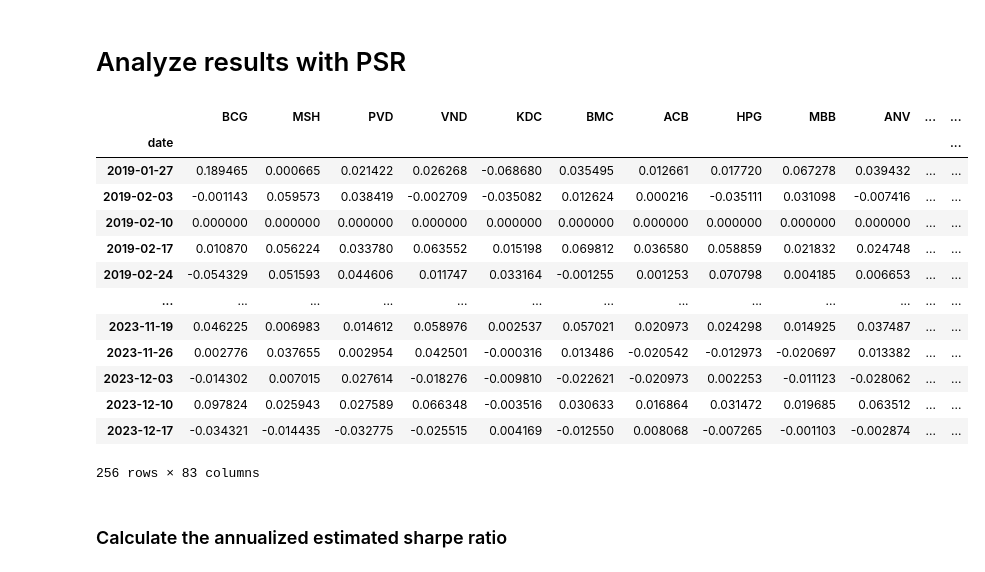
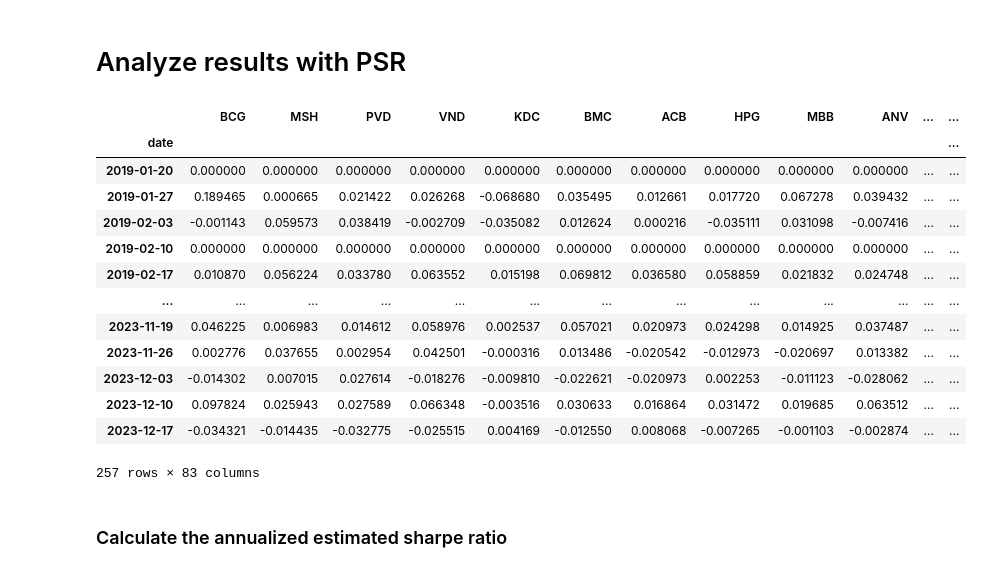
Before and after one commit to bangthe2222/AE_FIN, a Jupyter notebook: AE_FIN.ipynb, the cells around one changed output. Saved outputs shown, nothing was run; the diff lists cells and outputs as text; code cells hidden in the pictures.

```diff
--- a/AE_FIN.ipynb
+++ b/AE_FIN.ipynb
@@ -207,23 +210,23 @@ EDA_processing.plot_side_by_side_box(df_iv, index_choose="max")
 # %% [markdown]
 # Analyze results with PSR
 # %%
-returns = df.set_index("date").pct_change().dropna()
+returns = df.set_index("date").pct_change().fillna(0)
 returns
 # %% [output]
 |  | BCG | MSH | PVD | VND | KDC | BMC | ACB | HPG | MBB | ANV | ... | ... |
 | date |  |  |  |  |  |  |  |  |  |  |  | ... |
+| 2019-01-20 | 0.000000 | 0.000000 | 0.000000 | 0.000000 | 0.000000 | 0.000000 | 0.000000 | 0.000000 | 0.000000 | 0.000000 | ... | ... |
 | 2019-01-27 | 0.189465 | 0.000665 | 0.021422 | 0.026268 | -0.068680 | 0.035495 | 0.012661 | 0.017720 | 0.067278 | 0.039432 | ... | ... |
 | 2019-02-03 | -0.001143 | 0.059573 | 0.038419 | -0.002709 | -0.035082 | 0.012624 | 0.000216 | -0.035111 | 0.031098 | -0.007416 | ... | ... |
 | 2019-02-10 | 0.000000 | 0.000000 | 0.000000 | 0.000000 | 0.000000 | 0.000000 | 0.000000 | 0.000000 | 0.000000 | 0.000000 | ... | ... |
 | 2019-02-17 | 0.010870 | 0.056224 | 0.033780 | 0.063552 | 0.015198 | 0.069812 | 0.036580 | 0.058859 | 0.021832 | 0.024748 | ... | ... |
-| 2019-02-24 | -0.054329 | 0.051593 | 0.044606 | 0.011747 | 0.033164 | -0.001255 | 0.001253 | 0.070798 | 0.004185 | 0.006653 | ... | ... |
 | ... | ... | ... | ... | ... | ... | ... | ... | ... | ... | ... | ... | ... |
 | 2023-11-19 | 0.046225 | 0.006983 | 0.014612 | 0.058976 | 0.002537 | 0.057021 | 0.020973 | 0.024298 | 0.014925 | 0.037487 | ... | ... |
 | 2023-11-26 | 0.002776 | 0.037655 | 0.002954 | 0.042501 | -0.000316 | 0.013486 | -0.020542 | -0.012973 | -0.020697 | 0.013382 | ... | ... |
 | 2023-12-03 | -0.014302 | 0.007015 | 0.027614 | -0.018276 | -0.009810 | -0.022621 | -0.020973 | 0.002253 | -0.011123 | -0.028062 | ... | ... |
 | 2023-12-10 | 0.097824 | 0.025943 | 0.027589 | 0.066348 | -0.003516 | 0.030633 | 0.016864 | 0.031472 | 0.019685 | 0.063512 | ... | ... |
 | 2023-12-17 | -0.034321 | -0.014435 | -0.032775 | -0.025515 | 0.004169 | -0.012550 | 0.008068 | -0.007265 | -0.001103 | -0.002874 | ... | ... |
-256 rows × 83 columns
+257 rows × 83 columns
 # %% [markdown]
 ### Calculate the annualized estimated sharpe ratio
 # %%
```
Also changed, not shown: parts of 22 cells of this notebook, 3 other files.
